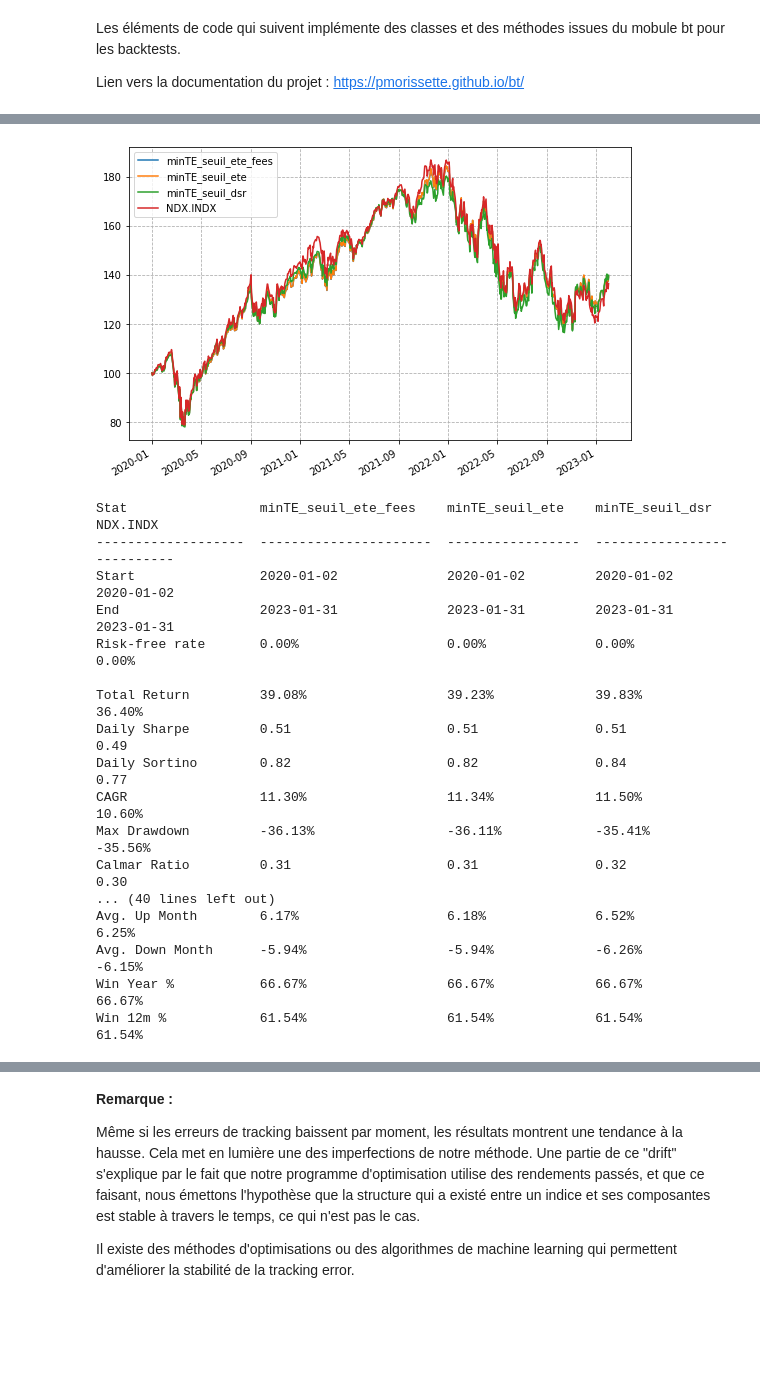
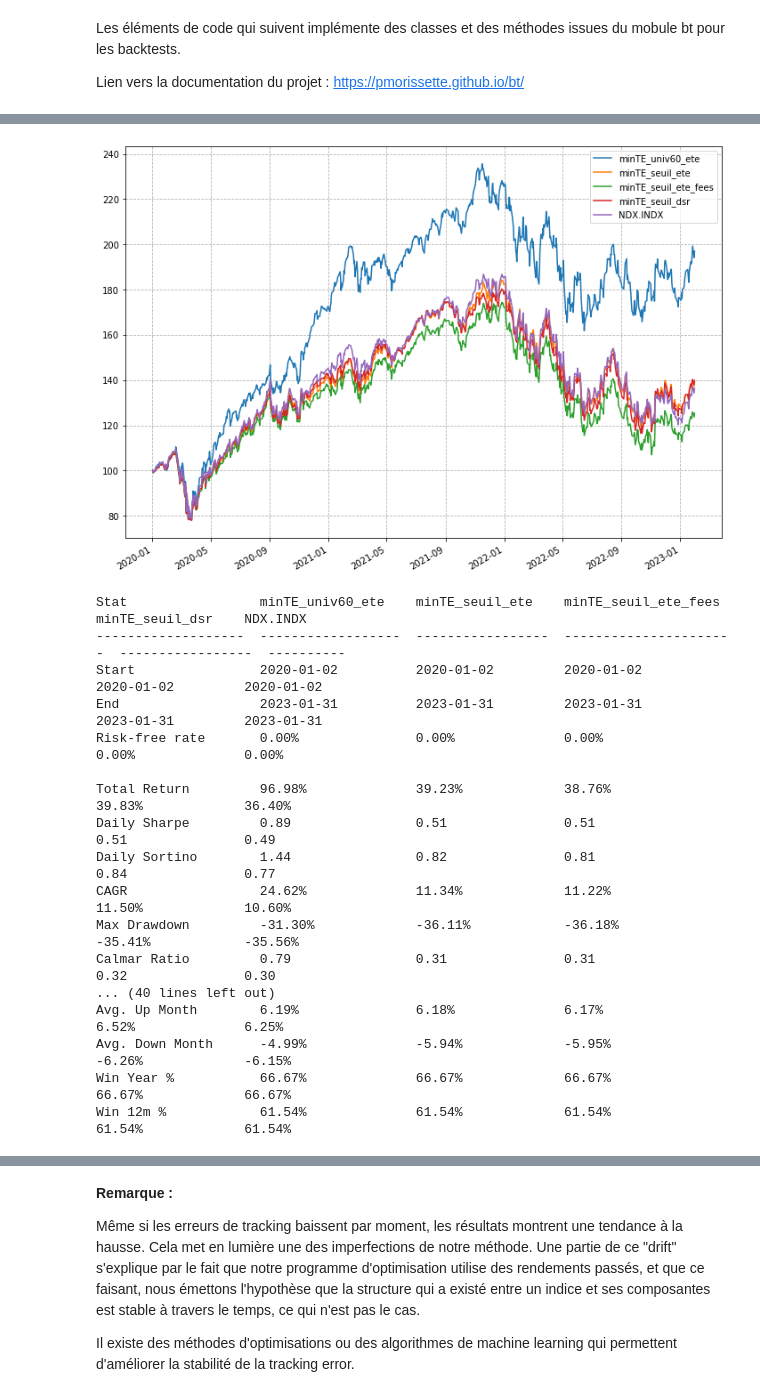
Before and after one commit to WaxmasterC/Python-for-Finance, a Jupyter notebook: Portfolio Construction/portfolio_construction.ipynb, the cells around one changed output, grey strips where cells are left out. Cells and saved outputs as stored; diff of their text form; code cells hidden in the pictures; blank space fills up the shorter version.

```diff
--- a/Portfolio Construction/portfolio_construction.ipynb
+++ b/Portfolio Construction/portfolio_construction.ipynb
@@ -390,5 +443,5 @@ strat1 = bt.Strategy("minTE_univ60_ete",
 # %%
-strat2 = bt.Strategy("minTE_seuil_ete_fees",
+strat2 = bt.Strategy("minTE_seuil_ete",
     algos = [
         bt.algos.RunAfterDays(252),
         bt.algos.RunMonthly(),
@@ -410,5 +463,5 @@ Pour minTE_seuil, la stratégie consiste à :
 # %%
-strat3 = bt.Strategy("minTE_seuil_ete",
+strat3 = bt.Strategy("minTE_seuil_ete_fees",
     algos = [
         bt.algos.RunAfterDays(252),
         bt.algos.RunMonthly(),
@@ -436,22 +494,22 @@ strat4 = bt.Strategy("minTE_seuil_dsr",
     ]
 )
 # %%
-#bkt1 = bt.Backtest(
-# strat1,
-# merged[merged.index > "2019-01-01"],
-# progress_bar=True
-# )
+bkt1 = bt.Backtest(
+     strat1,
+     merged[merged.index > "2019-01-01"],
+     progress_bar=True
+     )
 
 bkt2 = bt.Backtest(
     strat2,
     merged[merged.index > "2019-01-01"],
-    commissions=lambda q, p: abs(q) * 0.01,
     progress_bar=True
     )
 
 bkt3 = bt.Backtest(
     strat3,
     merged[merged.index > "2019-01-01"],
+    commissions=lambda q, p: abs(p*q) * 0.01,
     progress_bar=True
     )
 
@@ -461,5 +519,5 @@ bkt4 = bt.Backtest(
     progress_bar=True
     )
 # %%
-report = bt.run(bkt2, bkt3, bkt4)
+report = bt.run(bkt1, bkt2, bkt3, bkt4)
 # %% [output]
@@ -496,30 +556,30 @@ strat_merged = pd.concat([report.prices, merged['NDX.INDX']], axis=1, join="inne
 # %%
 rebased = rebased_from_date(strat_merged, "2020-01-02")
 # %%
-rebased.plot(figsize=(9, 6))
+rebased.plot(figsize=(12, 9))
 plt.grid(linestyle="--")
 # %% [output]
-[figure, old version]
+[figure, new version]
 # %%
 ffn.GroupStats(rebased).display()
 # %% [output]
-Stat                 minTE_seuil_ete_fees    minTE_seuil_ete    minTE_seuil_dsr    NDX.INDX
--------------------  ----------------------  -----------------  -----------------  ----------
-Start                2020-01-02              2020-01-02         2020-01-02         2020-01-02
-End                  2023-01-31              2023-01-31         2023-01-31         2023-01-31
-Risk-free rate       0.00%                   0.00%              0.00%              0.00%
+Stat                 minTE_univ60_ete    minTE_seuil_ete    minTE_seuil_ete_fees    minTE_seuil_dsr    NDX.INDX
+-------------------  ------------------  -----------------  ----------------------  -----------------  ----------
+Start                2020-01-02          2020-01-02         2020-01-02              2020-01-02         2020-01-02
+End                  2023-01-31          2023-01-31         2023-01-31              2023-01-31         2023-01-31
+Risk-free rate       0.00%               0.00%              0.00%                   0.00%              0.00%
 
-Total Return         39.08%                  39.23%             39.83%             36.40%
-Daily Sharpe         0.51                    0.51               0.51               0.49
-Daily Sortino        0.82                    0.82               0.84               0.77
-CAGR                 11.30%                  11.34%             11.50%             10.60%
-Max Drawdown         -36.13%                 -36.11%            -35.41%            -35.56%
-Calmar Ratio         0.31                    0.31               0.32               0.30
+Total Return         96.98%              39.23%             38.76%                  39.83%             36.40%
+Daily Sharpe         0.89                0.51               0.51                    0.51               0.49
+Daily Sortino        1.44                0.82               0.81                    0.84               0.77
+CAGR                 24.62%              11.34%             11.22%                  11.50%             10.60%
+Max Drawdown         -31.30%             -36.11%            -36.18%                 -35.41%            -35.56%
+Calmar Ratio         0.79                0.31               0.31                    0.32               0.30
 ... (40 lines left out)
-Avg. Up Month        6.17%                   6.18%              6.52%              6.25%
-Avg. Down Month      -5.94%                  -5.94%             -6.26%             -6.15%
-Win Year %           66.67%                  66.67%             66.67%             66.67%
-Win 12m %            61.54%                  61.54%             61.54%             61.54%
+Avg. Up Month        6.19%               6.18%              6.17%                   6.52%              6.25%
+Avg. Down Month      -4.99%              -5.94%             -5.95%                  -6.26%             -6.15%
+Win Year %           66.67%              66.67%             66.67%                  66.67%             66.67%
+Win 12m %            61.54%              61.54%             61.54%                  61.54%             61.54%
 # %%
 ffn.plot_corr_heatmap(rebased, figsize=(12, 10));
 # %% [output]
```
Also changed, not shown: parts of 26 cells of this notebook.
